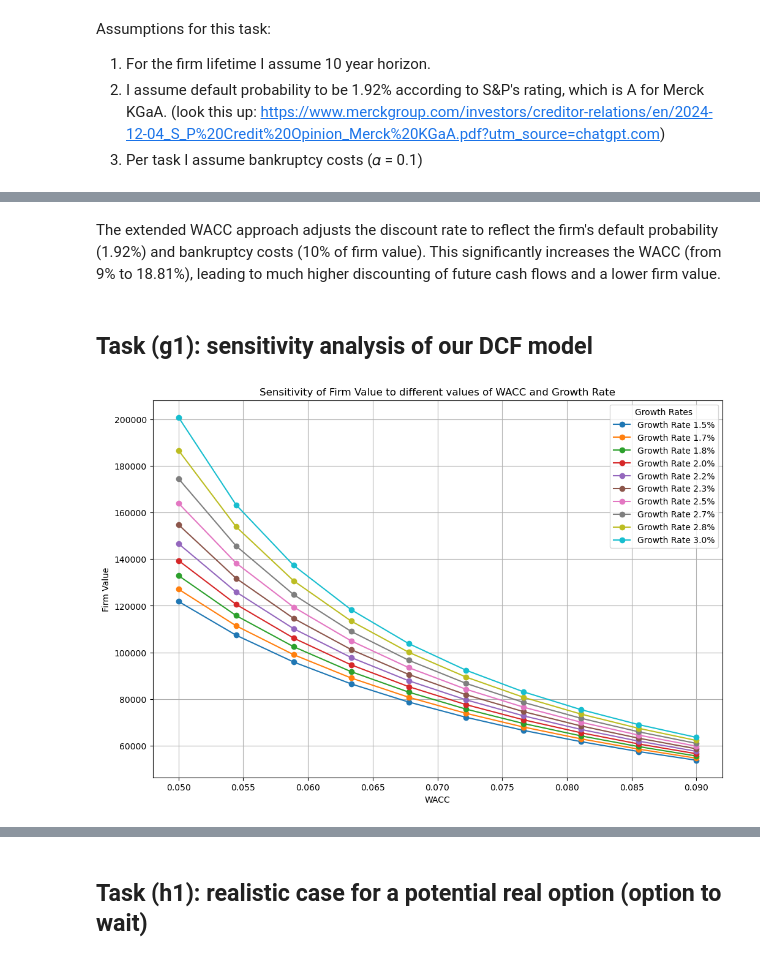
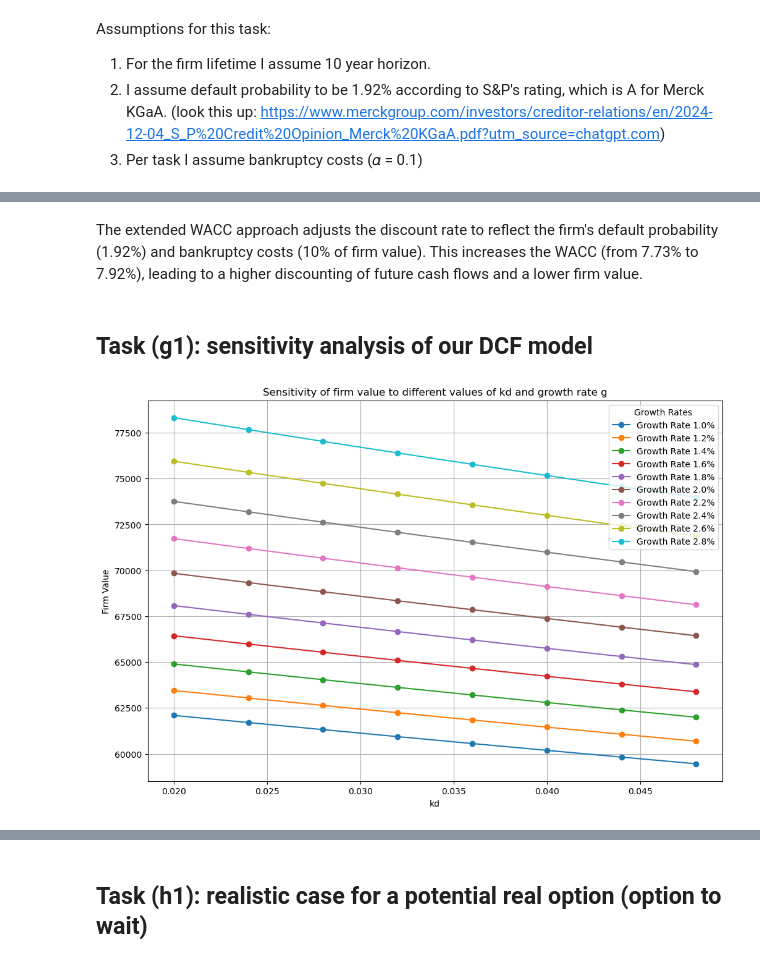
Before and after one commit to Japulgarin/Advanced-Corporate-Finance, a Jupyter notebook: ACF_assignment.ipynb, the cells around one changed output, grey strips where cells are left out. Cells and saved outputs as stored; diff of their text form; code cells hidden in the pictures.

Commit message:
more updates to group and individual tasks, for g, kd

```diff
--- a/ACF_assignment.ipynb
+++ b/ACF_assignment.ipynb
@@ -419,6 +420,7 @@ Then we calculate firm value with WACC approac assuming constant debt ratio.
 # %%
 fcf = [2777.6815, 2903.721781, 3035.06028, 3173.063108, 3676.780069, 4260.461016, 4936.800061]  # FCFs 2024-2030
-terminal_value = 75950.770167  # terminal value for 2030
+growth_rate = 0.02
+last_fcf = 4936.800061
 d = 10049.77  # market value of debt
 kd = 0.02478  # cost of debt we set equal to the risk-free rate
 t = 0.3  # tax rate
@@ -442,8 +444,9 @@ def calculate_wacc(fcf, terminal_value, wacc):
 weight_equity = s / v
 weight_debt = d / v
 wacc = (weight_equity * ks) + (weight_debt * kd * (1 - t))
+terminal_value = last_fcf / (wacc - growth_rate)  # terminal value calculation
 
 value_wacc = calculate_wacc(fcf, terminal_value, wacc)
-print(f"WACC: {wacc:,.2f}")
 print(f"Total Firm Value with WACC aproach assuming constant debt ratio: €{value_wacc:,.2f} million")
+print(f"WACC: {wacc:,.4f}")
 # %% [output]
@@ -502,8 +505,8 @@ def calculate_firm_value(fcf, terminal_value, ku, tc, D, c, rf):
 
 # This is input data
 fcf = [2777.6815, 2903.721781, 3035.06028, 3173.063108, 3676.780069, 4260.461016, 4936.800061]  # FCFs 2024-2030
-terminal_value = 75950.770167  # terminal value in 2030
 ku = 0.0831  # unlevered cost of equity
+terminal_value = last_fcf / (ku - growth_rate)
 tc = 0.30  # tax rate
 D = 10049.77  # market value of debt (in million EUR)
 c = 253  # interest expense (in million EUR)
@@ -785,61 +800,60 @@ Value with Extended WACC: $35066.99 million
 # %% [markdown]
-The extended WACC approach adjusts the discount rate to reflect the firm's default probability (1.92%) and bankruptcy costs (10% of firm value). This significantly increases the WACC (from 9% to 18.81%), leading to much higher discounting of future cash flows and a lower firm value.
+The extended WACC approach adjusts the discount rate to reflect the firm's default probability (1.92%) and bankruptcy costs (10% of firm value). This increases the WACC (from 7.73% to 7.92%), leading to a higher discounting of future cash flows and a lower firm value.
 # %% [markdown]
 ## Task (g1): sensitivity analysis of our DCF model
 # %%
 import matplotlib.pyplot as plt
 
 fcf = [2777.6815, 2903.721781, 3035.06028, 3173.063108, 3676.780069, 4260.461016, 4936.800061]  # FCFs 2024-2030
-d = 10049.77  # market value of debt
-kd = 0.02478  # cost of debt which is equal to the risk-free rate
-t = 0.3       # tax rate
-s = 62651     # market cap for 2023
-ks = 0.1017   # cost of equity from task c assuming constant debt ratio
-v = s + d     # total firm value
+d = 10049.77  # market value of debt 2023
+t = 0.3  # tax rate
+s = 62651  # market cap for 2023
+ks = 0.0869  # cost of equity from task (c) with constant debt ratio assumption
 
-# Here I define a function to calculate firm value using WACC and growth rate
-def calculate_firm_value(fcf, wacc, growth_rate):
-    # Then I calculate terminal value using Gordon growth model
-    terminal_value = (fcf[-1] * (1 + growth_rate)) / (wacc - growth_rate)
-    value = 0
-    for year, cash_flow in enumerate(fcf, start=1):
-        value += cash_flow / ((1 + wacc) ** year)
-    value += terminal_value / ((1 + wacc) ** len(fcf))
-    return value
-
+v = s + d  # total firm value
 weight_equity = s / v
 weight_debt = d / v
-wacc_initial = (weight_equity * ks) + (weight_debt * kd * (1 - t))
 
-# Here I define ranges for sensitivity analysis
-wacc_range = np.linspace(0.05, 0.09, 10)
-growth_rate_range = np.linspace(0.015, 0.03, 10)
+# I define a range for sensitivity analysis parameters
+growth_rate_range = np.arange(0.01, 0.03, 0.002)  # growth rate from 1% to 3% with 0.2% increments
+kd_range = np.arange(0.02, 0.05, 0.004)  # kd from 2% to 5% with 0.4% increments
 
-# Then I store the results of sensitivity analysis
 results = []
-for w in wacc_range:
-    for g in growth_rate_range:
-        if w <= g:
-            # I skip invalid scenarios where WACC <= growth rate
-            continue
-        fv = calculate_firm_value(fcf, w, g)
-        results.append({'WACC': w, 'Growth Rate': g, 'Firm Value': fv})
 
-df_results = pd.DataFrame(results)
+# I calculate firm value for different combinations of growth rate and kd using our DCF model from task (c)
+for g in growth_rate_range:
+    for kd_scenario in kd_range:
+        wacc_scenario = (weight_equity * ks) + (weight_debt * kd_scenario * (1 - t))
 
-# Plotting results
+        if wacc_scenario <= g:
+            firm_value = np.nan  # wacc has to be not <= g
+        else:
+            discounted_fcf = [fcf[i] / (1 + wacc_scenario)**(i + 1) for i in range(len(fcf))]
+            discounted_terminal = (fcf[-1]) / (wacc_scenario - g) / (1 + wacc_scenario)**len(fcf)
+
+            firm_value = sum(discounted_fcf) + discounted_terminal
+
+        results.append({
+            'Growth Rate': g,
+            'kd': kd_scenario,
+            'Firm Value': firm_value
+        })
+
+df_results = pd.DataFrame(results).dropna()
+
+# Then I plot the results
 plt.figure(figsize=(12, 8))
 for g in growth_rate_range:
     subset = df_results[df_results['Growth Rate'] == g]
     if subset.empty:
         continue
-    plt.plot(subset['WACC'], subset['Firm Value'], marker='o', label=f'Growth Rate {g*100:.1f}%')
+    plt.plot(subset['kd'], subset['Firm Value'], marker='o', label=f'Growth Rate {g*100:.1f}%')
 
-plt.title('Sensitivity of Firm Value to different values of WACC and Growth Rate')
-plt.xlabel('WACC')
+plt.title('Sensitivity of firm value to different values of kd and growth rate g')
+plt.xlabel('kd')
 plt.ylabel('Firm Value')
 plt.legend(title='Growth Rates')
 plt.grid(True)
 plt.show()
 # %% [output]
-[figure, old version]
+[figure, new version]
```
Also changed, not shown: parts of 19 cells of this notebook.
